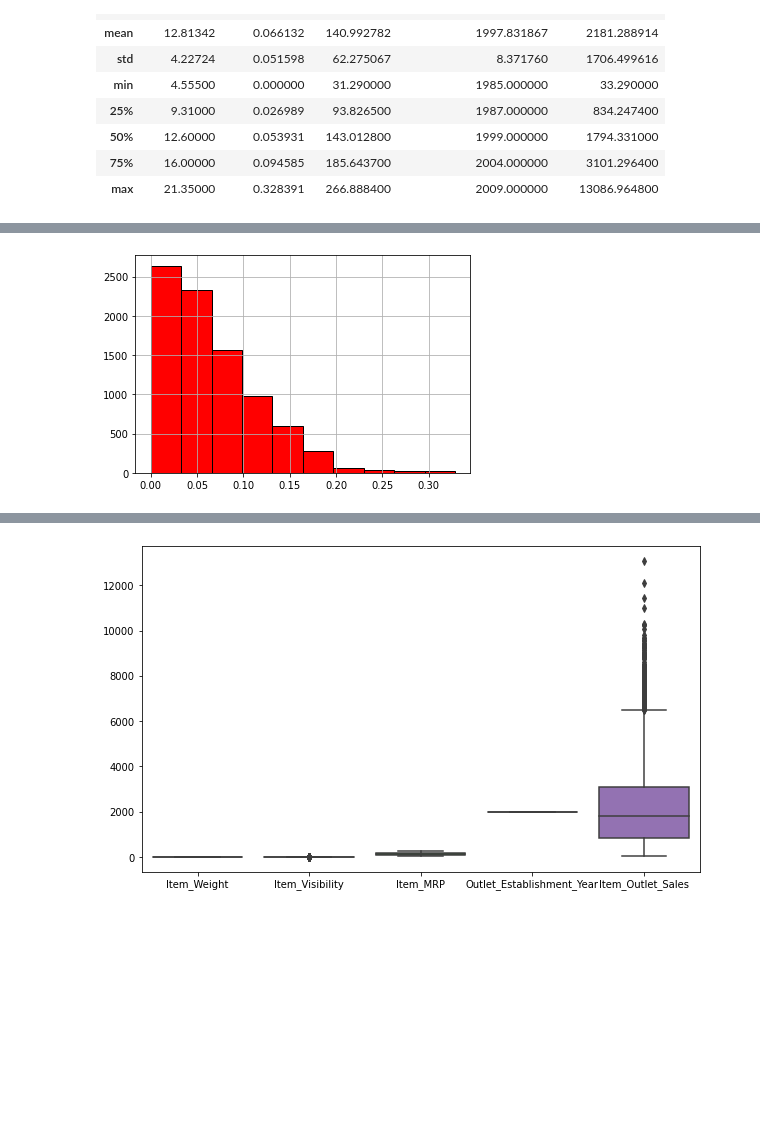
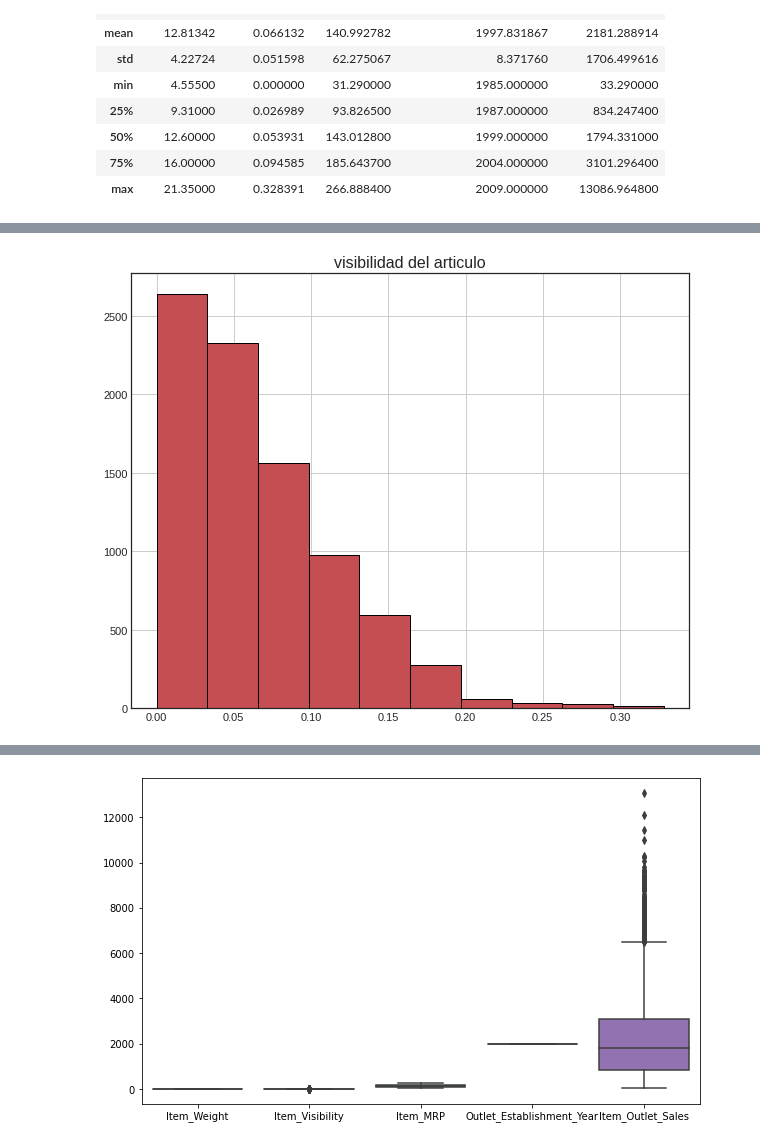
Before and after one commit to raquelkimberly/predicciones-de-ventas-alimenticias, a Jupyter notebook: Prediccion_de_ventas.ipynb, the cells around one changed output, grey strips where cells are left out. Drawn from its saved outputs; the diff is of its cells as text; code cells hidden in the pictures; blank space fills up the shorter version.

```diff
--- a/Prediccion_de_ventas.ipynb
+++ b/Prediccion_de_ventas.ipynb
@@ -175,7 +178,8 @@ plt.ticklabel_format(useOffset=False, style='plain')
 # %%
 df['Item_Visibility'].hist(color='r',edgecolor='black')
+plt.title('visibilidad del articulo', fontsize = 16)
 plt.ticklabel_format(useOffset=False, style='plain')
 # %% [output]
-[figure, old version]
+[figure, new version]
 # %%
 df['Item_MRP'].hist(edgecolor='black')
```
Also changed, not shown: parts of 14 cells of this notebook.
